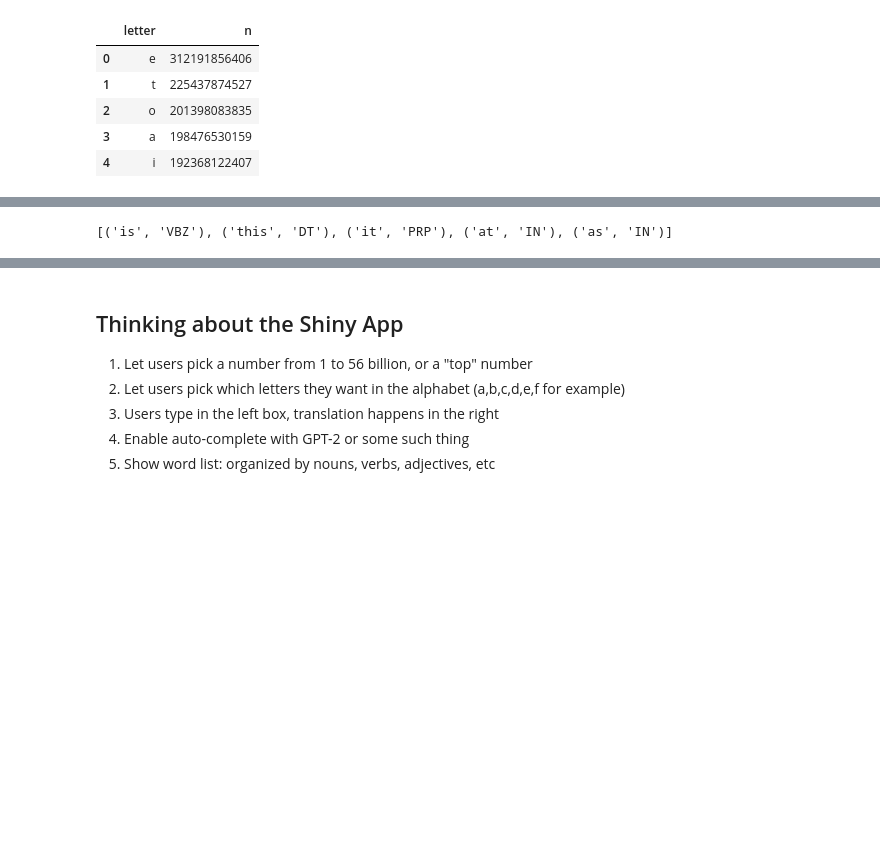
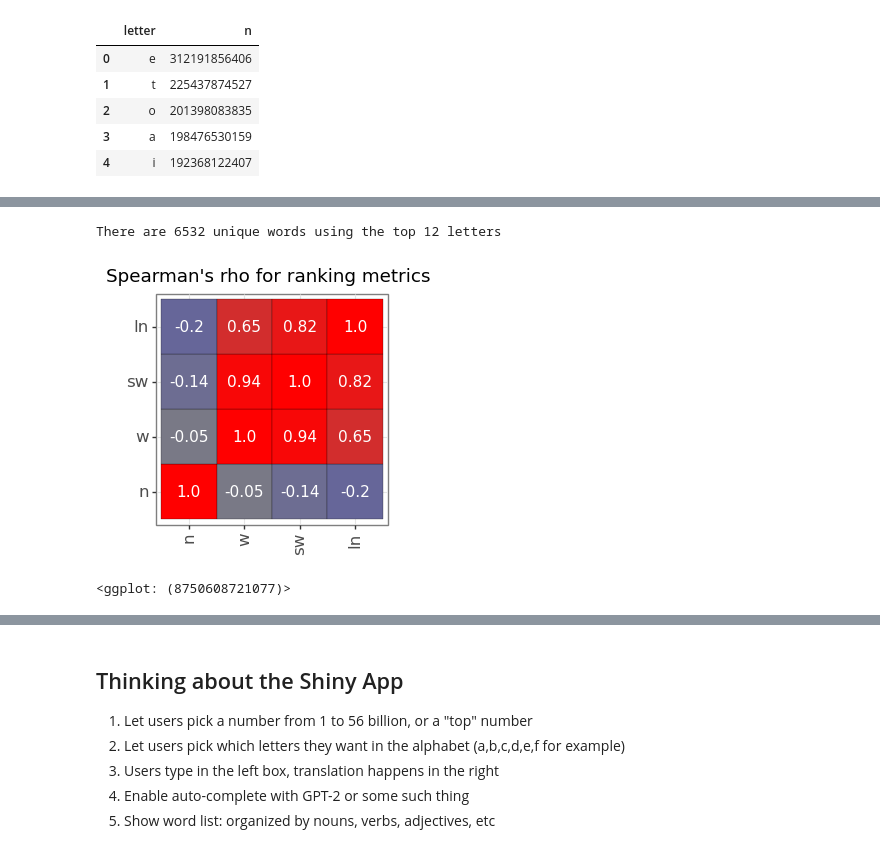
Before and after one commit to ErikinBC/mirror_alphabet, a Jupyter notebook: christian_bok.ipynb, the cells around one changed output, grey strips where cells are left out. Cells and saved outputs as stored; diff of their text form; code cells hidden in the pictures; blank space fills up the shorter version.

```diff
--- a/christian_bok.ipynb
+++ b/christian_bok.ipynb
@@ -50,6 +52,9 @@ print(f"{np.prod(np.arange(2,27,2)):,}")
 dir_code = os.getcwd()
 dir_data = os.path.join(dir_code, '..', 'data')
 makeifnot(dir_data)
+dir_output = os.path.join(dir_code, '..', 'output')
+makeifnot(dir_output)
+
 # (1) Download the ngrams data for frequency
 path_ngram = os.path.join(dir_data,'words_ngram.txt')
 if not os.path.exists(path_ngram):
@@ -183,16 +219,0 @@ There are 6532 unique words using the top 12 letters
-# %%
-mx_perm12 = npair_max(alphabet12)
-holder = np.zeros(mx_perm12,dtype=int)
-stime, ncheck = time(), 1000
-for i in range(mx_perm12):
-    xmap_i = get_cipher(i, alphabet12)
-    npair_i = alpha_trans(words12,xmap_i).isin(words12).sum()
-    holder[i] = npair_i
-    if (i + 1) % ncheck == 0:
-        nleft, nrun, dtime = mx_perm12 - (i+1), i + 1, time() - stime
-        rate = nrun / dtime
-        eta = nleft / rate
-        print('%0.1f calculations per second. ETA: %i seconds for %i remaining' %
-              (rate, eta, nleft))
-dat12 = pd.DataFrame({'idx':range(mx_perm12),'n':holder}).sort_values('n',ascending=False).reset_index(None,True)
-xmap12 = get_cipher(dat12.idx[0], alphabet12)
@@ -223,4 +220,55 @@ mapper12.head()
-# %%
-nltk.pos_tag(mapper12.w1.head().to_list())
-# %% [output]
-[('is', 'VBZ'), ('this', 'DT'), ('it', 'PRP'), ('at', 'IN'), ('as', 'IN')]
+# %%
+alphabet12 = letter_freq_n.letter[0:12].to_list()
+jalphabet12 = ''.join(alphabet12)
+df_merge12 = df_merge[~df_merge.word.str.contains('[^'+jalphabet12+']')]
+words12 = df_merge12.word
+print('There are %i unique words using the top 12 letters' % (len(words12)))
+
+mx_perm12 = npair_max(alphabet12)
+di_eval = {0:'idx', 1:'n', 2:'w', 3:'sw', 4:'ln'}
+
+path12 = os.path.join(dir_output,'dat12.csv')
+if os.path.exists(path12):
+    dat12 = pd.read_csv(path12)
+else:
+    holder = [] # np.zeros(mx_perm12,dtype=int)
+    stime, ncheck = time(), 1000
+    for i in range(mx_perm12):
+        xmap_i = get_cipher(i, alphabet12)
+        words_i = words12[alpha_trans(pd.Series(words12), xmap_i).isin(words12)]
+        df_i = df_merge12.query('word.isin(@words_i)')
+        df_i = pd.DataFrame(np.append([i, len(df_i)],df_i.mean().values)).T.rename(columns=di_eval)
+        holder.append(df_i)
+        if (i + 1) % ncheck == 0:
+            nleft, nrun, dtime = mx_perm12 - (i+1), i + 1, time() - stime
+            rate = nrun / dtime
+            eta = nleft / rate
+            print('%0.1f calculations per second. ETA: %i seconds for %i remaining' %
+                  (rate, eta, nleft))
+    dat_12 = pd.concat(holder)
+    dat_12[['idx','n']] = dat_12[['idx','n']].astype(int)
+    dat_12 = dat_12.sort_values('n',ascending=False).reset_index(None,True)
+    dat12.to_csv(path12,index=False)
+
+# How rank-correlated are the different measures?
+cn_msr = dat_12.columns.drop('idx')
+holder = []
+for cn1 in cn_msr:
+    for cn2 in cn_msr:
+        holder.append(pd.DataFrame({'cn1':cn1, 'cn2':cn2, 'rho':stats.spearmanr(dat_12[cn1], dat_12[cn2])[0]},index=[0]))
+dat_rho = pd.concat(holder).assign(cn1=lambda x: pd.Categorical(x.cn1, cn_msr),
+                                   cn2=lambda x: pd.Categorical(x.cn2, cn_msr))
+plotnine.options.figure_size = (3, 3)
+gg_rho = (ggplot(dat_rho, aes(x='cn1',y='cn2',fill='rho')) +
+        theme_bw() + geom_tile(color='black') +
+        theme(axis_title=element_blank(),axis_text=element_text(size=12),
+              axis_text_x=element_text(angle=90)) +
+         scale_fill_gradient2(low='blue',high='red',mid='grey',midpoint=0) +
+          guides(fill=False) +
+         geom_text(aes(label='rho.round(2)'),color='white') +
+         ggtitle("Spearman's rho for ranking metrics"))
+gg_rho
+# %% [output]
+There are 6532 unique words using the top 12 letters
+[figure, added]
+<ggplot: (8750608721077)>
```
Also changed, not shown: parts of 18 cells of this notebook, 2 other files.
